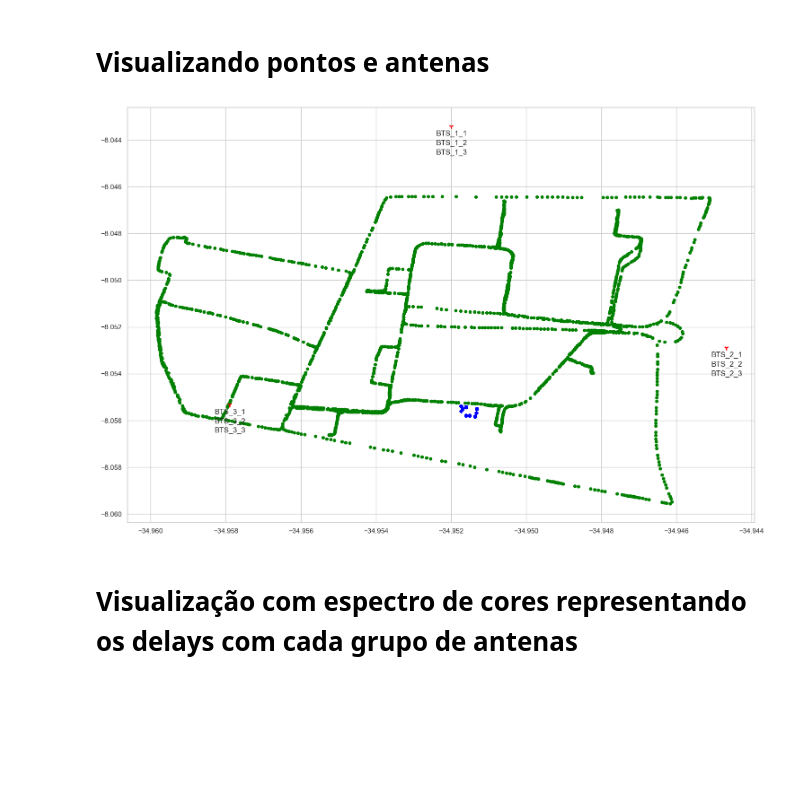
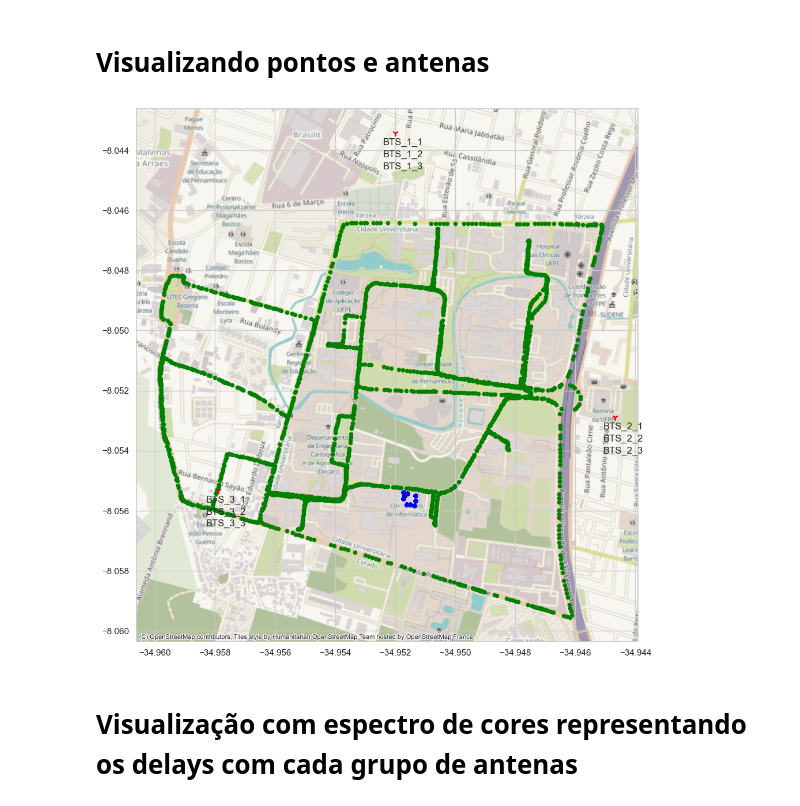
Before and after one commit to FilipeGomesMelo/localizacao, a Jupyter notebook: data_analysis.ipynb, the cells around one changed output. Saved outputs shown, nothing was run; the diff lists cells and outputs as text; code cells hidden in the pictures; blank space fills up the shorter version.

```diff
--- a/data_analysis.ipynb
+++ b/data_analysis.ipynb
@@ -146,23 +146,24 @@ df_train_outdoors
 # %%
 fig, subs = plt.subplots()
 
 subs.scatter(df_train_indoors['lon'], df_train_indoors['lat'], color='blue', s = 20)
 subs.scatter(df_train_outdoors['lon'], df_train_outdoors['lat'], color='green', s = 20)
 subs.scatter(df_bts['lon'], df_bts['lat'], color = 'red', s = 50, alpha = 1, marker = '1')
 
 aux_bts_dict = {}
 for i, row in df_bts.iterrows():
     coordinates = (row['lon'], row['lat'])
     if coordinates not in aux_bts_dict:
         aux_bts_dict[coordinates] = 1
     else:
         aux_bts_dict[coordinates] += 1
     subs.annotate(row['btsId'], coordinates, xytext=(coordinates[0]-0.0004, coordinates[1]-0.0004 * aux_bts_dict[coordinates]))
 
 plt.gcf().set_size_inches((18,12))
+ctx.add_basemap(plt.gca(), crs='EPSG:4326')
 plt.show()
 # %% [output]
-[figure, old version]
+[figure, new version]
 # %%
 norm = lambda x: (x - np.min(x)) / (np.max(x) - np.min(x))
 df_train_alunos['delay_1_norm'] = norm(df_train_alunos['delay_1'])
```
Also changed, not shown: parts of 9 cells of this notebook, 9 other files.
